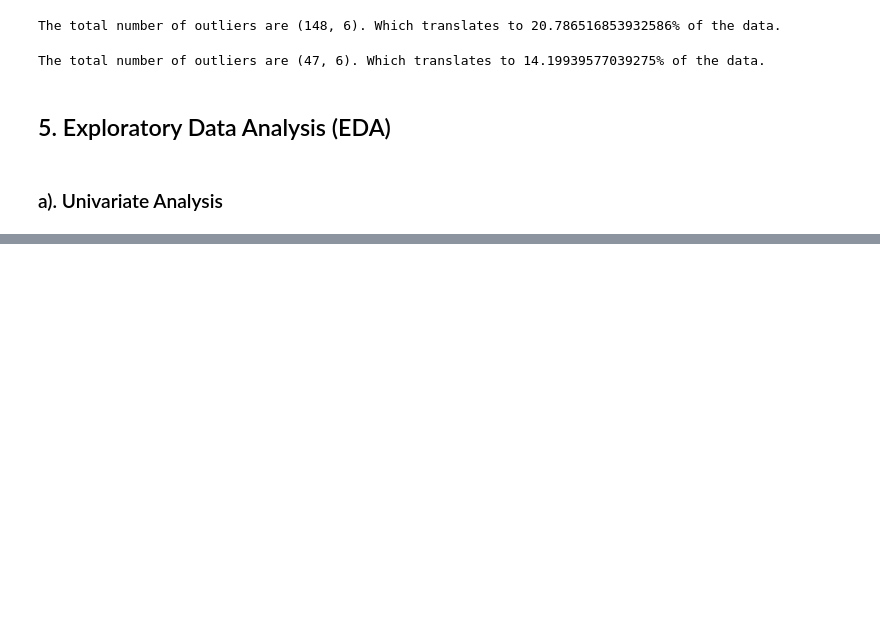
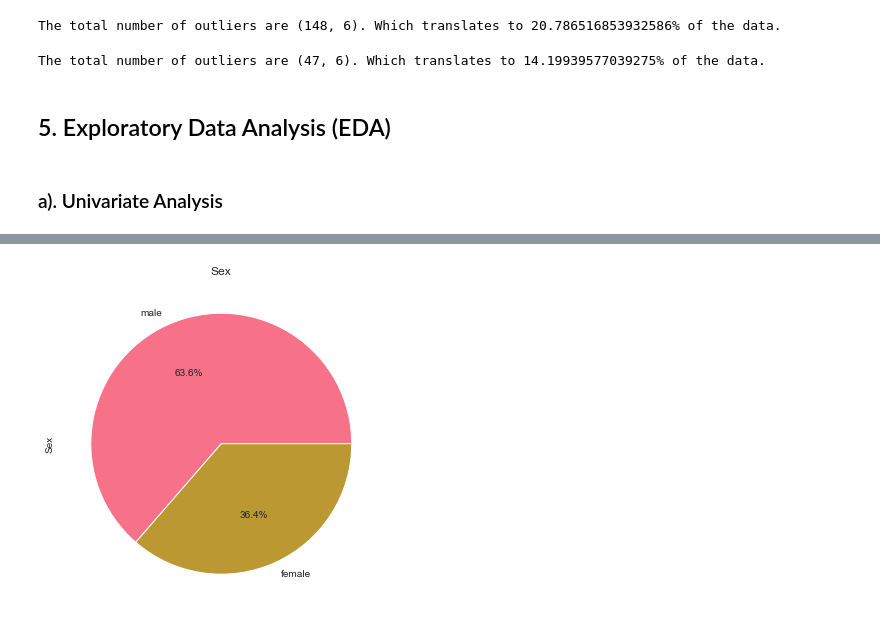
Before and after one commit to CHRISTOROMO/Prediction-models-Using-KNN-and-NaiveBayes-Classifiers, a Jupyter notebook: titanic.ipynb, the cells around one changed output, grey strips where cells are left out. Drawn from its saved outputs; the diff is of its cells as text; code cells hidden in the pictures; blank space fills up the shorter version.

```diff
--- a/titanic.ipynb
+++ b/titanic.ipynb
@@ -318,0 +358,10 @@ The total number of outliers are (47, 6). Which translates to 14.19939577039275%
+# %%
+# Piechart for the Sex
+
+colors = sns.color_palette('husl')[0:5]
+
+titanic_train.Sex.value_counts().plot(kind = 'pie', autopct = '%1.1f%%', figsize = (6, 6), colors = colors)
+plt.title('Sex')
+plt.show()
+# %% [output]
+[figure, added]
```
Also changed, not shown: parts of 65 cells of this notebook, 2 other files.
